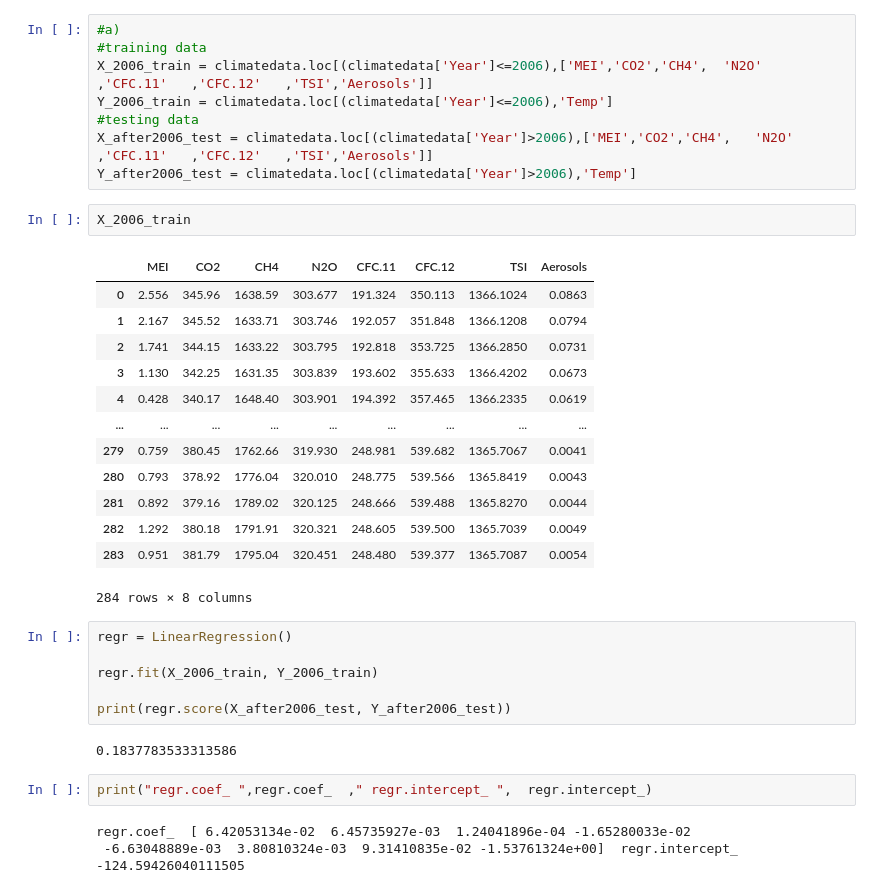
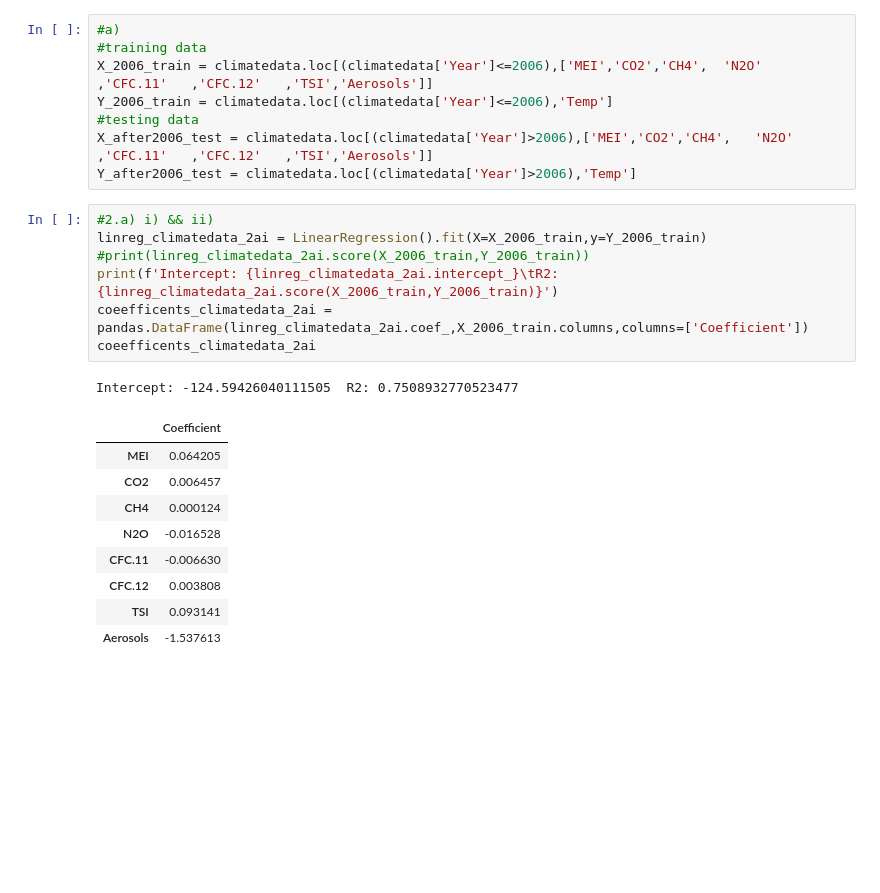
Before and after one commit to MayyarAA/ForecastingNeuralNetworks, a Jupyter notebook: MSCI433A1.ipynb, the cells around one changed output. Drawn from its saved outputs; the diff is of its cells as text; blank space fills up the shorter version.

```diff
--- a/MSCI433A1.ipynb
+++ b/MSCI433A1.ipynb
@@ -246,32 +238,21 @@ Y_2006_train = climatedata.loc[(climatedata['Year']<=2006),'Temp']
 #testing data
 X_after2006_test = climatedata.loc[(climatedata['Year']>2006),['MEI','CO2','CH4',	'N2O'	,'CFC.11'	,'CFC.12'	,'TSI','Aerosols']]
 Y_after2006_test = climatedata.loc[(climatedata['Year']>2006),'Temp']
-# %%
-X_2006_train
-# %% [output]
-|  | MEI | CO2 | CH4 | N2O | CFC.11 | CFC.12 | TSI | Aerosols |
-| 0 | 2.556 | 345.96 | 1638.59 | 303.677 | 191.324 | 350.113 | 1366.1024 | 0.0863 |
-| 1 | 2.167 | 345.52 | 1633.71 | 303.746 | 192.057 | 351.848 | 1366.1208 | 0.0794 |
-| 2 | 1.741 | 344.15 | 1633.22 | 303.795 | 192.818 | 353.725 | 1366.2850 | 0.0731 |
-| 3 | 1.130 | 342.25 | 1631.35 | 303.839 | 193.602 | 355.633 | 1366.4202 | 0.0673 |
-| 4 | 0.428 | 340.17 | 1648.40 | 303.901 | 194.392 | 357.465 | 1366.2335 | 0.0619 |
-| ... | ... | ... | ... | ... | ... | ... | ... | ... |
-| 279 | 0.759 | 380.45 | 1762.66 | 319.930 | 248.981 | 539.682 | 1365.7067 | 0.0041 |
-| 280 | 0.793 | 378.92 | 1776.04 | 320.010 | 248.775 | 539.566 | 1365.8419 | 0.0043 |
-| 281 | 0.892 | 379.16 | 1789.02 | 320.125 | 248.666 | 539.488 | 1365.8270 | 0.0044 |
-| 282 | 1.292 | 380.18 | 1791.91 | 320.321 | 248.605 | 539.500 | 1365.7039 | 0.0049 |
-| 283 | 0.951 | 381.79 | 1795.04 | 320.451 | 248.480 | 539.377 | 1365.7087 | 0.0054 |
-284 rows × 8 columns
-# %%
-regr = LinearRegression()
-
-regr.fit(X_2006_train, Y_2006_train)
-
-print(regr.score(X_after2006_test, Y_after2006_test))
-# %% [output]
-0.1837783533313586
-# %%
-print("regr.coef_ ",regr.coef_  ," regr.intercept_ ",  regr.intercept_)
-# %% [output]
-regr.coef_  [ 6.42053134e-02  6.45735927e-03  1.24041896e-04 -1.65280033e-02
- -6.63048889e-03  3.80810324e-03  9.31410835e-02 -1.53761324e+00]  regr.intercept_  -124.59426040111505
+# %%
+#2.a) i) && ii)
+linreg_climatedata_2ai = LinearRegression().fit(X=X_2006_train,y=Y_2006_train)
+#print(linreg_climatedata_2ai.score(X_2006_train,Y_2006_train))
+print(f'Intercept: {linreg_climatedata_2ai.intercept_}\tR2: {linreg_climatedata_2ai.score(X_2006_train,Y_2006_train)}')
+coeefficents_climatedata_2ai = pandas.DataFrame(linreg_climatedata_2ai.coef_,X_2006_train.columns,columns=['Coefficient'])
+coeefficents_climatedata_2ai
+# %% [output]
+Intercept: -124.59426040111505  R2: 0.7508932770523477
+|  | Coefficient |
+| MEI | 0.064205 |
+| CO2 | 0.006457 |
+| CH4 | 0.000124 |
+| N2O | -0.016528 |
+| CFC.11 | -0.006630 |
+| CFC.12 | 0.003808 |
+| TSI | 0.093141 |
+| Aerosols | -1.537613 |
```
Also changed, not shown: parts of 11 cells of this notebook.
